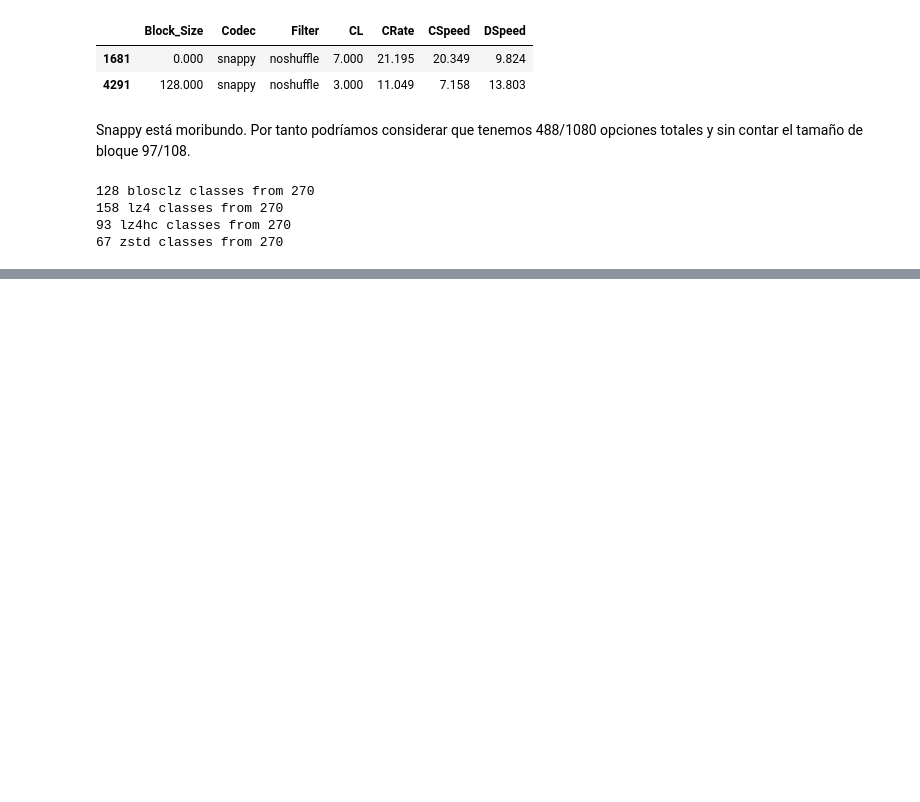
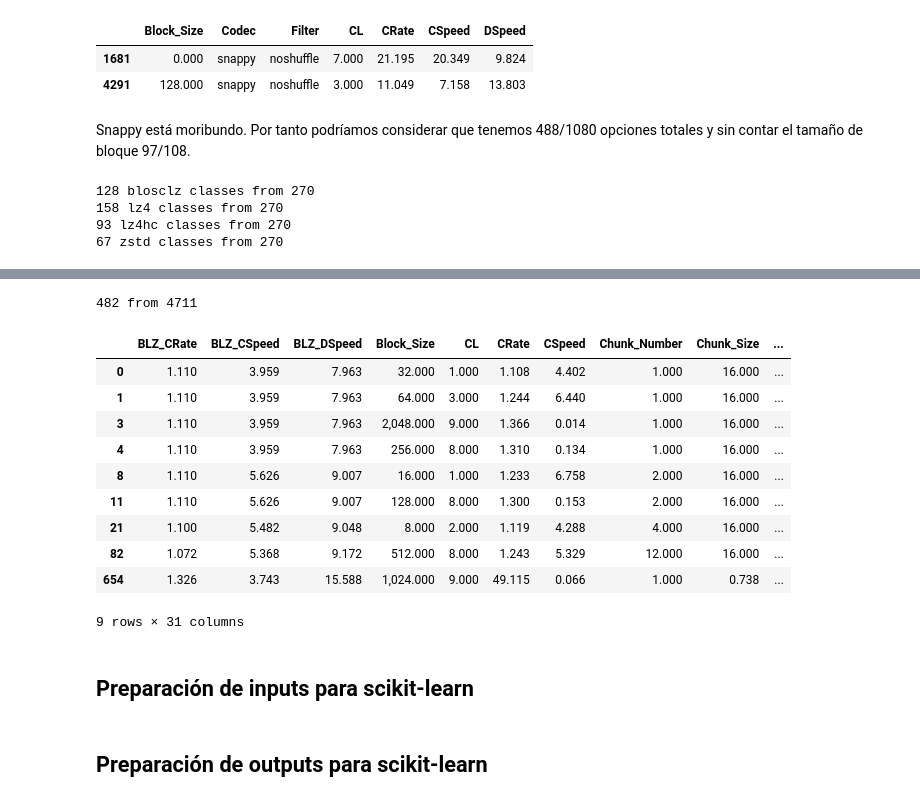
Before and after one commit to albertosm27/bloscml, a Jupyter notebook: notebooks/deliver/training_data_generator.ipynb, the cells around one changed output, grey strips where cells are left out. Drawn from its saved outputs; the diff is of its cells as text; code cells hidden in the pictures; blank space fills up the shorter version.

Commit message:
Updated training data generator with the preprocessing needed for sklearn

```diff
--- a/notebooks/deliver/training_data_generator.ipynb
+++ b/notebooks/deliver/training_data_generator.ipynb
@@ -299,0 +287,15 @@ print('%d zstd classes from 270' % distinct_total[distinct_total.Codec == 'zstd'
+# %%
+%%time
+count = 0
+for i, row in training_df.iterrows():
+    block = row['Block_Size']
+    aux = df[(df.Filename == row['Filename']) & (df.DataSet == row['DataSet']) &
+             (df.Table == row['Table']) & (df.Chunk_Number == row['Chunk_Number']) &
+             (df.Codec == row['Codec']) & (df.Filter == row['Filter']) & (df.CL == row["CL"])]
+    crate = aux[aux.Block_Size == 0]['CRate'].values[0]
+    auto_block = aux[(aux.CRate == crate) & (aux.Block_Size != 0)]['Block_Size'].values[0]
+    if block != 0:
+        if auto_block == block:
+            count += 1
+    else:
+        training_df.loc[i, 'Block_Size'] = auto_block
@@ -299,0 +305,20 @@ print('%d zstd classes from 270' % distinct_total[distinct_total.Codec == 'zstd'
+# %%
+print("%d from %d" % (training_df[training_df.Block_Size == 0].shape[0] + count, training_df.shape[0]))
+# %% [output]
+482 from 4711
+# %%
+training_df.drop_duplicates(subset=['Block_Size'])
+# %% [output]
+|  | BLZ_CRate | BLZ_CSpeed | BLZ_DSpeed | Block_Size | CL | CRate | CSpeed | Chunk_Number | Chunk_Size | ... |
+| 0 | 1.110 | 3.959 | 7.963 | 32.000 | 1.000 | 1.108 | 4.402 | 1.000 | 16.000 | ... |
+| 1 | 1.110 | 3.959 | 7.963 | 64.000 | 3.000 | 1.244 | 6.440 | 1.000 | 16.000 | ... |
+| 3 | 1.110 | 3.959 | 7.963 | 2,048.000 | 9.000 | 1.366 | 0.014 | 1.000 | 16.000 | ... |
+| 4 | 1.110 | 3.959 | 7.963 | 256.000 | 8.000 | 1.310 | 0.134 | 1.000 | 16.000 | ... |
+| 8 | 1.110 | 5.626 | 9.007 | 16.000 | 1.000 | 1.233 | 6.758 | 2.000 | 16.000 | ... |
+| 11 | 1.110 | 5.626 | 9.007 | 128.000 | 8.000 | 1.300 | 0.153 | 2.000 | 16.000 | ... |
+| 21 | 1.100 | 5.482 | 9.048 | 8.000 | 2.000 | 1.119 | 4.288 | 4.000 | 16.000 | ... |
+| 82 | 1.072 | 5.368 | 9.172 | 512.000 | 8.000 | 1.243 | 5.329 | 12.000 | 16.000 | ... |
+| 654 | 1.326 | 3.743 | 15.588 | 1,024.000 | 9.000 | 49.115 | 0.066 | 1.000 | 0.738 | ... |
+9 rows × 31 columns
+# %% [markdown]
+## Preparación de inputs para scikit-learn
@@ -299,0 +342,2 @@ print('%d zstd classes from 270' % distinct_total[distinct_total.Codec == 'zstd'
+# %% [markdown]
+## Preparación de outputs para scikit-learn
```
Also changed, not shown: parts of 14 cells of this notebook, 6 other files.
